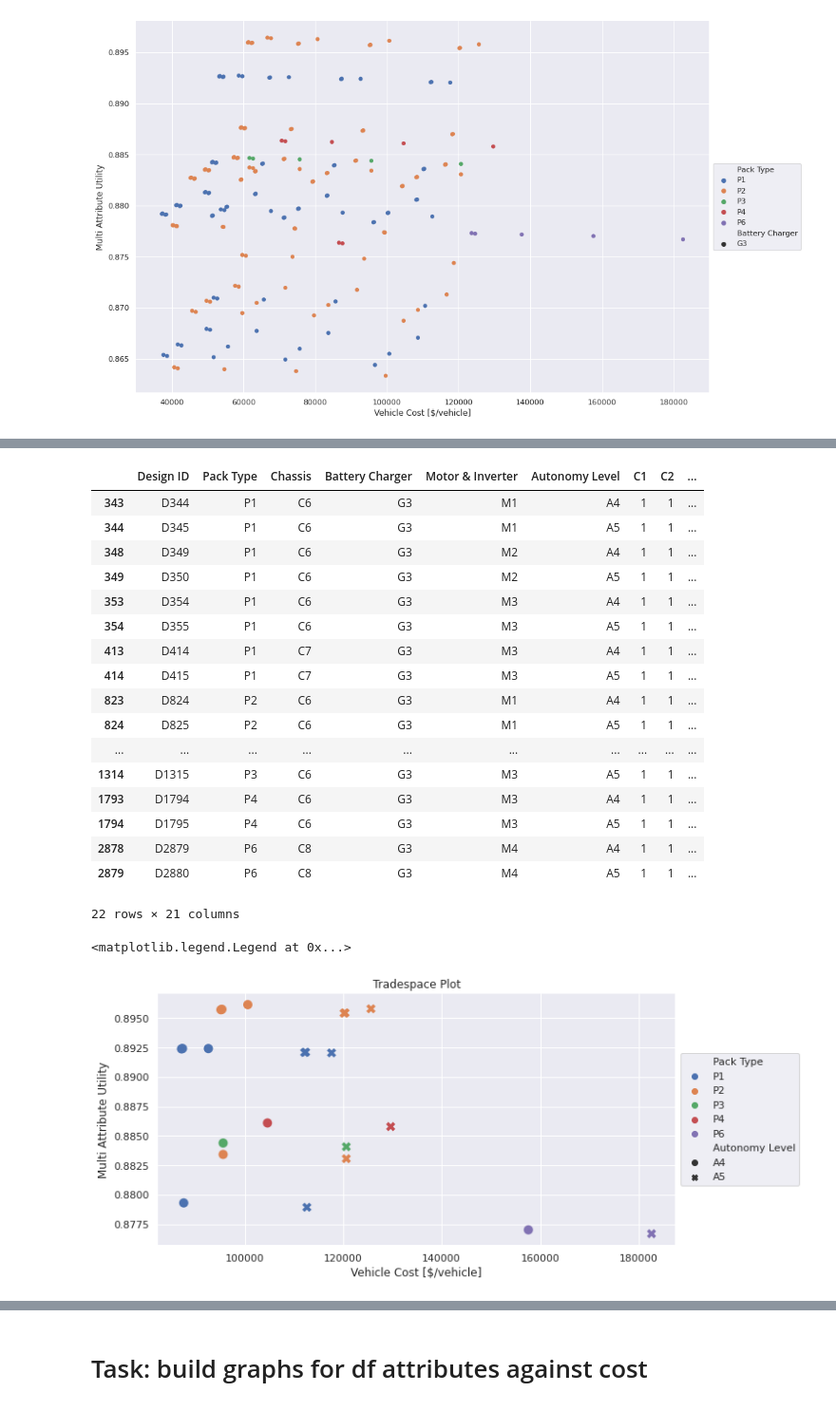
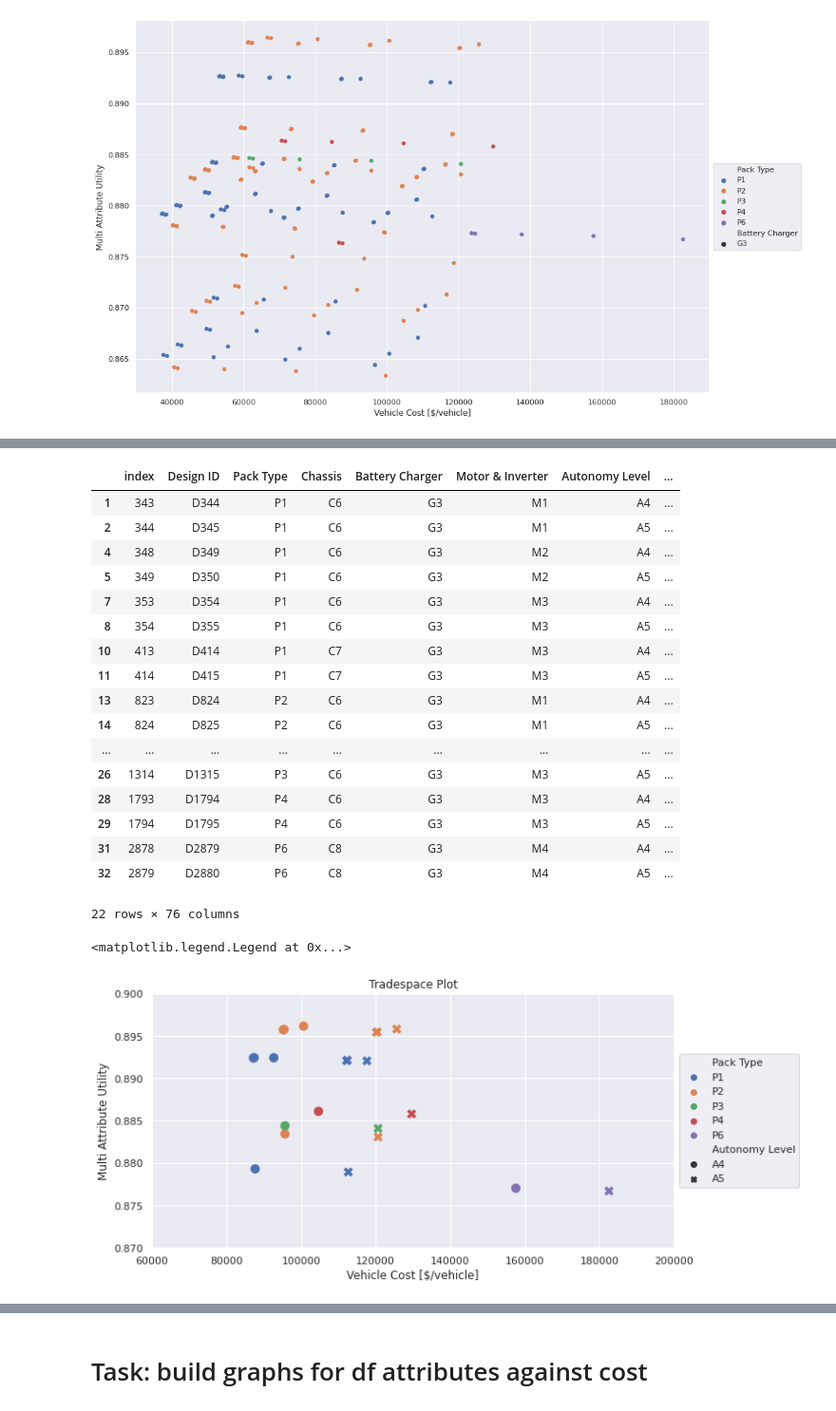
Before and after one commit to abdulelahsm/os4, a Jupyter notebook: design_data_eda.ipynb, the cells around one changed output, grey strips where cells are left out. Shown at 95% size. Drawn from its saved outputs; the diff is of its cells as text; code cells hidden in the pictures.

```diff
--- a/design_data_eda.ipynb
+++ b/design_data_eda.ipynb
@@ -105,8 +105,10 @@ design_data.columns = ['Design ID', 'Pack Type', 'Chassis', 'Battery Charger',
        'R10',
        'R11']
 # %%
-df = design_data[['Design ID', 'Pack Type', 'Chassis', 'Battery Charger',
-       'Motor & Inverter', 'Autonomy Level', 'C1', 'C2', 'R1','R2','R3','R4','R5','R6','R7','R8','R9','R10', "R11",'Vehicle Cost [$/vehicle]', 'Multi Attribute Utility']]
+#df = design_data[['Design ID', 'Pack Type', 'Chassis', 'Battery Charger',
+#       'Motor & Inverter', 'Autonomy Level', 'C1', 'C2', 'R1','R2','R3','R4','R5','R6','R7','R8','R9','R10', "R11",'Vehicle Cost [$/vehicle]', 'Multi Attribute Utility']]
+
+df= design_data.copy()
 # %%
 df.info()
 # %% [output]
@@ -278,3 +293,5 @@ df_lvl3
+# %%
+df_lvl3 = df_lvl3.reset_index()
 # %%
 # Draw a scatter plot while assigning point colors and sizes to different
 # variables in the dataset
@@ -310,40 +362,42 @@ df_lvl4 = df_lvl3[df_lvl3['R9']==1]
 # %%
 df_lvl4
 # %% [output]
-|  | Design ID | Pack Type | Chassis | Battery Charger | Motor & Inverter | Autonomy Level | C1 | C2 | ... |
-| 343 | D344 | P1 | C6 | G3 | M1 | A4 | 1 | 1 | ... |
-| 344 | D345 | P1 | C6 | G3 | M1 | A5 | 1 | 1 | ... |
-| 348 | D349 | P1 | C6 | G3 | M2 | A4 | 1 | 1 | ... |
-| 349 | D350 | P1 | C6 | G3 | M2 | A5 | 1 | 1 | ... |
-| 353 | D354 | P1 | C6 | G3 | M3 | A4 | 1 | 1 | ... |
-| 354 | D355 | P1 | C6 | G3 | M3 | A5 | 1 | 1 | ... |
-| 413 | D414 | P1 | C7 | G3 | M3 | A4 | 1 | 1 | ... |
-| 414 | D415 | P1 | C7 | G3 | M3 | A5 | 1 | 1 | ... |
-| 823 | D824 | P2 | C6 | G3 | M1 | A4 | 1 | 1 | ... |
-| 824 | D825 | P2 | C6 | G3 | M1 | A5 | 1 | 1 | ... |
-| ... | ... | ... | ... | ... | ... | ... | ... | ... | ... |
-| 1314 | D1315 | P3 | C6 | G3 | M3 | A5 | 1 | 1 | ... |
-| 1793 | D1794 | P4 | C6 | G3 | M3 | A4 | 1 | 1 | ... |
-| 1794 | D1795 | P4 | C6 | G3 | M3 | A5 | 1 | 1 | ... |
-| 2878 | D2879 | P6 | C8 | G3 | M4 | A4 | 1 | 1 | ... |
-| 2879 | D2880 | P6 | C8 | G3 | M4 | A5 | 1 | 1 | ... |
+|  | index | Design ID | Pack Type | Chassis | Battery Charger | Motor & Inverter | Autonomy Level | ... |
+| 1 | 343 | D344 | P1 | C6 | G3 | M1 | A4 | ... |
+| 2 | 344 | D345 | P1 | C6 | G3 | M1 | A5 | ... |
+| 4 | 348 | D349 | P1 | C6 | G3 | M2 | A4 | ... |
+| 5 | 349 | D350 | P1 | C6 | G3 | M2 | A5 | ... |
+| 7 | 353 | D354 | P1 | C6 | G3 | M3 | A4 | ... |
+| 8 | 354 | D355 | P1 | C6 | G3 | M3 | A5 | ... |
+| 10 | 413 | D414 | P1 | C7 | G3 | M3 | A4 | ... |
+| 11 | 414 | D415 | P1 | C7 | G3 | M3 | A5 | ... |
+| 13 | 823 | D824 | P2 | C6 | G3 | M1 | A4 | ... |
+| 14 | 824 | D825 | P2 | C6 | G3 | M1 | A5 | ... |
+| ... | ... | ... | ... | ... | ... | ... | ... | ... |
+| 26 | 1314 | D1315 | P3 | C6 | G3 | M3 | A5 | ... |
+| 28 | 1793 | D1794 | P4 | C6 | G3 | M3 | A4 | ... |
+| 29 | 1794 | D1795 | P4 | C6 | G3 | M3 | A5 | ... |
+| 31 | 2878 | D2879 | P6 | C8 | G3 | M4 | A4 | ... |
+| 32 | 2879 | D2880 | P6 | C8 | G3 | M4 | A5 | ... |
-22 rows × 21 columns
+22 rows × 76 columns
 # %%
 # Draw a scatter plot while assigning point colors and sizes to different
 # variables in the dataset
 f, ax = plt.subplots(figsize=(10, 5))
 sns.despine(f, left=True, bottom=True)
-g = sns.scatterplot(x="Vehicle Cost [$/vehicle]", y="Multi Attribute Utility",
+g5 = sns.scatterplot(x="Vehicle Cost [$/vehicle]", y="Multi Attribute Utility",
                 hue="Pack Type", style="Autonomy Level", s=100,
                 #palette="ch:r=-.2,d=.3_r",
                 sizes=(20, 200), linewidth=0,
                 legend="auto",
                 data=df_lvl4, ax=ax)
-g.set_title("Tradespace Plot")
-g.legend(loc='center left', bbox_to_anchor=(1, 0.5), ncol=1)
+g5.set_xlim(60000, 200000)
+g5.set_ylim(0.87, 0.90)
+g5.set_title("Tradespace Plot")
+g5.legend(loc='center left', bbox_to_anchor=(1, 0.5), ncol=1)
 # %% [output]
 <matplotlib.legend.Legend at 0x...>
-[figure, old version]
+[figure, new version]
 # %%
 df_lvl5 = df_lvl4[df_lvl4['R10']==1]
 # %%
```
Also changed, not shown: parts of 13 cells of this notebook.
